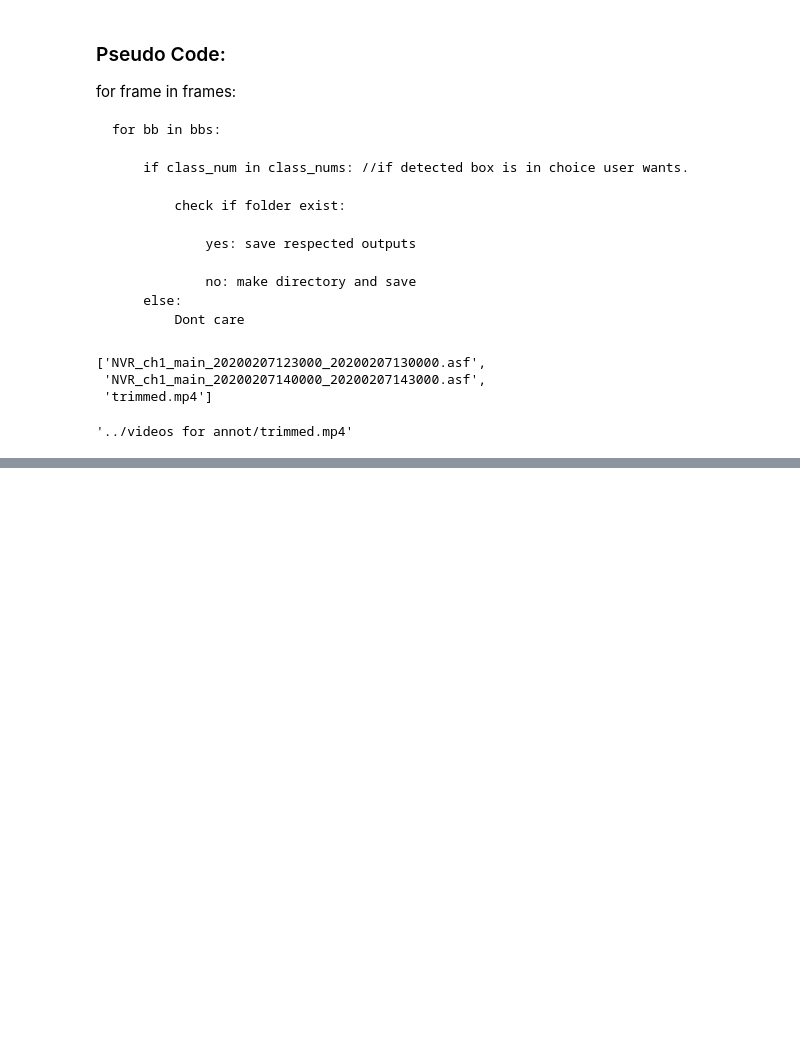
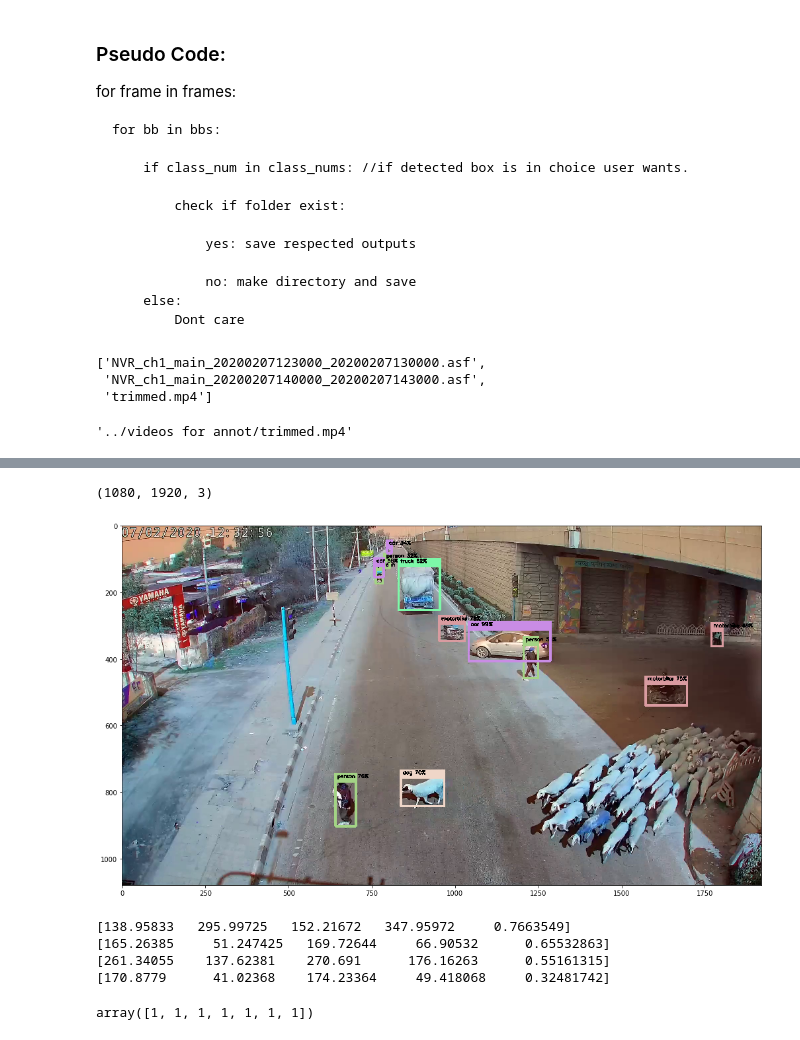
Before and after one commit to pulkitmehta/semisupervisedAnnotation, a Jupyter notebook: Untitled.ipynb, the cells around one changed output, grey strips where cells are left out. Drawn from its saved outputs; the diff is of its cells as text; code cells hidden in the pictures; blank space fills up the shorter version.

```diff
--- a/Untitled.ipynb
+++ b/Untitled.ipynb
@@ -94,4 +97,3 @@ while cap.isOpened():
         break
     else:
         frames.append(frame)
-frames=np.array(frames)
@@ -101,0 +111,6 @@ frames.shape
+# %%
+def load_class_names(file_name):
+    """Returns a list of class names read from `file_name`."""
+    with open(file_name, 'r') as f:
+        class_names = f.read().splitlines()
+    return class_names
@@ -101,0 +580,23 @@ frames.shape
+# %%
+tf.reset_default_graph()
+batch_size = 1
+class_names = load_class_names('./coco_classes.txt')
+n_classes = len(class_names)
+"""Maximum objects to detect in image"""
+max_output_size = 100
+iou_threshold = 0.5
+confidence_threshold = 0.3
+
+model = Model(n_classes=n_classes, input_size=_MODEL_SIZE,
+                max_output_size=max_output_size,
+                iou_threshold=iou_threshold,
+                confidence_threshold=confidence_threshold)
+
+inputs = tf.placeholder(tf.float32, [batch_size, 416, 416, 3])
+
+detections = model(inputs, training=False)
+
+model_vars = tf.global_variables(scope='yolo_v3_model')
+assign_ops = load_model_weights(model_vars, '../yolov3.weights')
+sess= tf.Session()
+wts=sess.run(assign_ops)
@@ -101,0 +616,7 @@ frames.shape
+# %%
+img= frames[680]
+testimg= cv2.resize(img, _MODEL_SIZE)
+
+testimg=testimg.reshape(1,416,416,3)
+
+detection_result = sess.run(detections, feed_dict={inputs: testimg})
@@ -101,0 +681,5 @@ frames.shape
+# %%
+draw_boxes(img, detection_result, class_names)
+# %% [output]
+(1080, 1920, 3)
+[figure, added]
@@ -101,0 +693,12 @@ frames.shape
+# %%
+for box in detection_result[0][0]:
+    print(box)
+# %% [output]
+[138.95833   295.99725   152.21672   347.95972     0.7663549]
+[165.26385     51.247425   169.72644     66.90532      0.65532863]
+[261.34055    137.62381    270.691      176.16263      0.55161315]
+[170.8779      41.02368    174.23364     49.418068     0.32481742]
+# %%
+a[a == 1]
+# %% [output]
+array([1, 1, 1, 1, 1, 1, 1])
```
Also changed, not shown: parts of 10 cells of this notebook, 3 other files.
